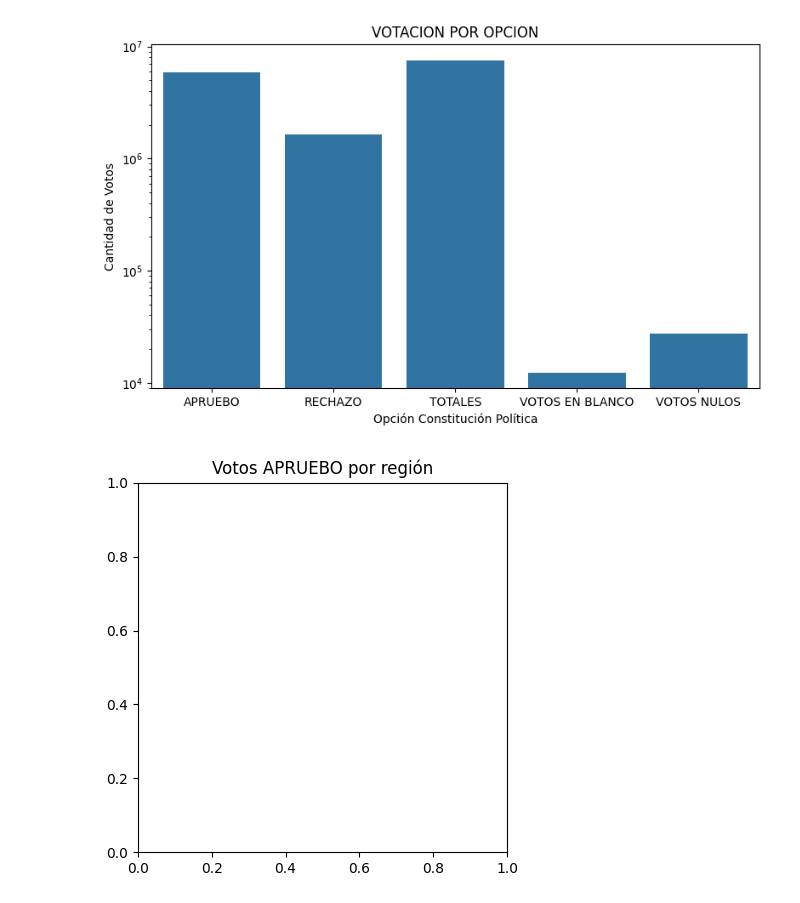
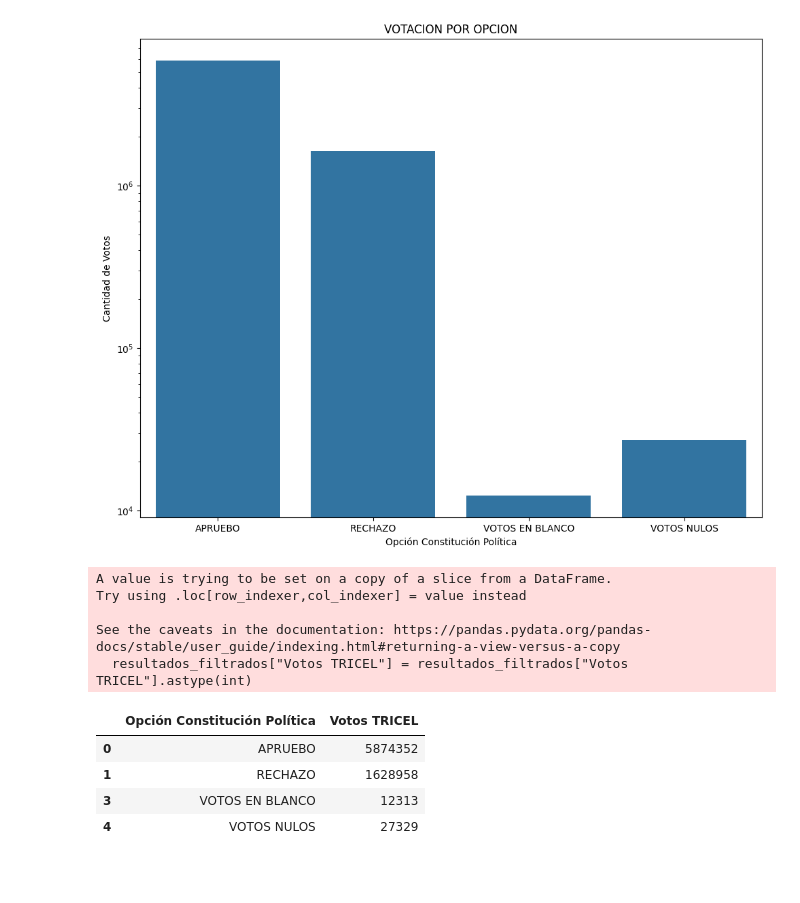
Before and after one commit to NicoRfdez/Proyecto-IMT2200, a Jupyter notebook: Notebooks/03_analisis_resultados_plebiscito_2020.ipynb, the cells around one changed output. Drawn from its saved outputs; the diff is of its cells as text; code cells hidden in the pictures; blank space fills up the shorter version.

```diff
--- a/Notebooks/03_analisis_resultados_plebiscito_2020.ipynb
+++ b/Notebooks/03_analisis_resultados_plebiscito_2020.ipynb
@@ -29,28 +29,31 @@ df
 # %%
 
 categorias = ["APRUEBO", "RECHAZO", "VOTOS EN BLANCO", "VOTOS NULOS"]
 resumen = df.groupby("Opción Constitución Política")["Votos TRICEL"].sum().reset_index()
 resultados_filtrados = resumen[resumen["Opción Constitución Política"].isin(categorias)]
 #Grafico de los votos
-plt.figure(figsize=(8, 5))
-sns.barplot(x="Opción Constitución Política", y= "Votos TRICEL", data= resumen)
+plt.figure(figsize=(10, 8))
+sns.barplot(x="Opción Constitución Política", y= "Votos TRICEL", data= resultados_filtrados)
 plt.yscale("log")
 plt.title("VOTACION POR OPCION")
 plt.ylabel("Cantidad de Votos")
 plt.tight_layout()
+plt.savefig("votacion_por_opcion")
 plt.show()
 # %% [output]
-[figure, old version]
+[figure, new version]
 # %%
-ruta = "../data/Regiones/Regional.shp"
-df.rename(columns={'Región': 'Region'}, inplace=True)
-df['Region'] = df['Region'].str.strip().str.upper()
-resumen_regional = df.groupby(["Region", "Opción Constitución Política"])["Votos TRICEL"].sum().reset_index()
-regiones = gpd.read_file(ruta)
-mapa = regiones.merge(resumen_regional, on="Region")
-apruebo = mapa[mapa['Opción Constitución Política'] == '  APRUEBO']
-apruebo.plot(column='Votos TRICEL', cmap='Blues', legend=True)
-plt.title('Votos APRUEBO por región')
-plt.show()
+#TABLA CON LOS RESULTADOS DE LAS VOTACIONES
+resultados_filtrados["Votos TRICEL"] = resultados_filtrados["Votos TRICEL"].astype(int)
+resultados_filtrados
 # %% [output]
-[figure, removed]
+A value is trying to be set on a copy of a slice from a DataFrame.
+Try using .loc[row_indexer,col_indexer] = value instead
+
+See the caveats in the documentation: https://pandas.pydata.org/pandas-docs/stable/user_guide/indexing.html#returning-a-view-versus-a-copy
+  resultados_filtrados["Votos TRICEL"] = resultados_filtrados["Votos TRICEL"].astype(int)
+|  | Opción Constitución Política | Votos TRICEL |
+| 0 | APRUEBO | 5874352 |
+| 1 | RECHAZO | 1628958 |
+| 3 | VOTOS EN BLANCO | 12313 |
+| 4 | VOTOS NULOS | 27329 |
```
Also changed, not shown: parts of 2 cells of this notebook.
